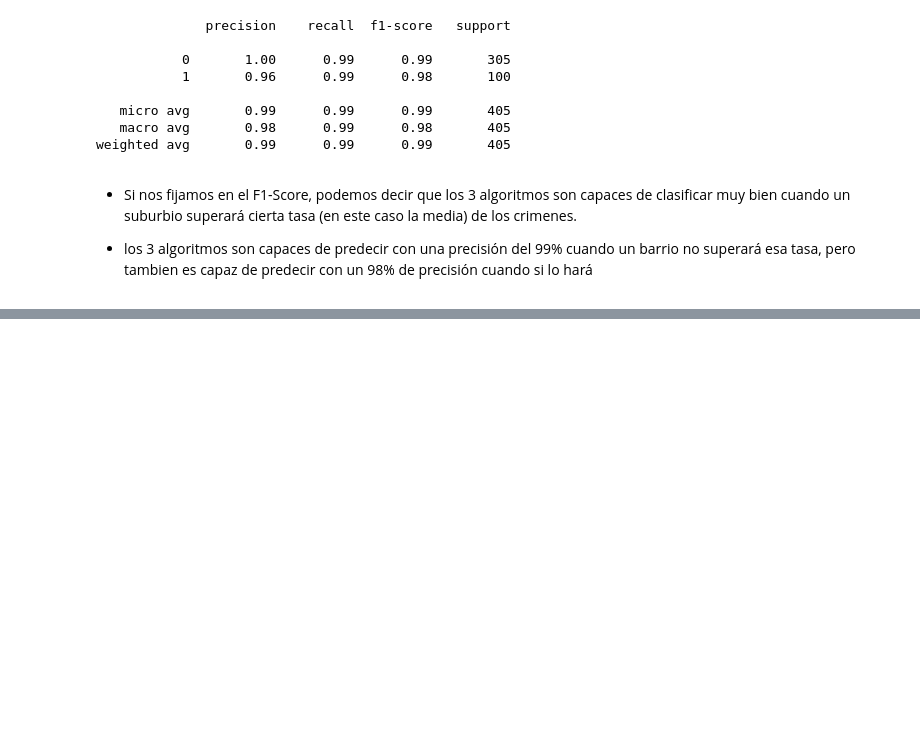
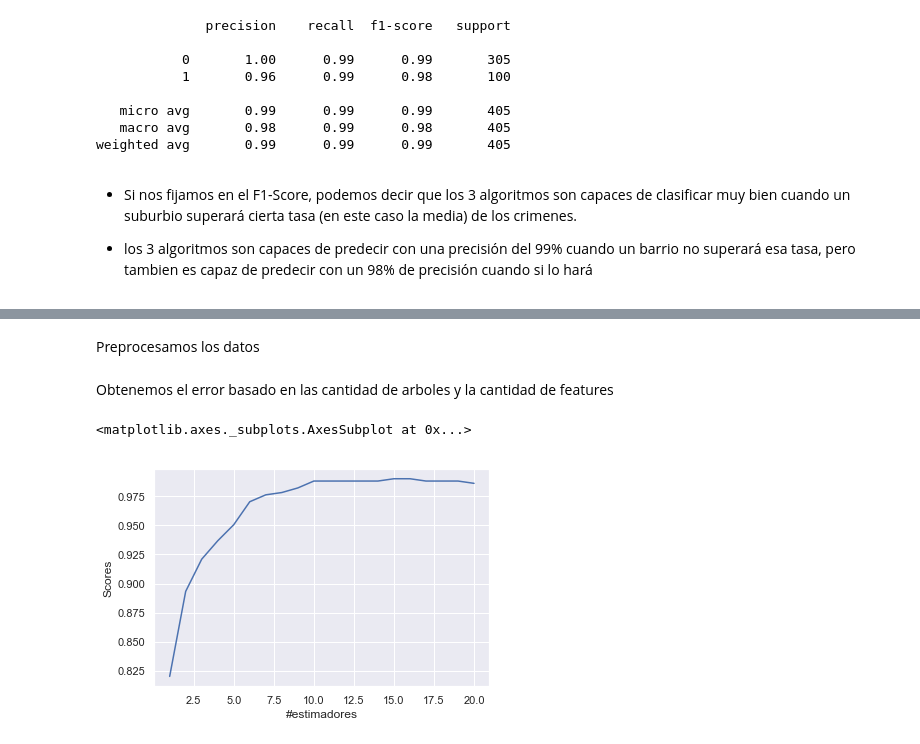
Before and after one commit to arracinim/Trabajo-2-TAE, a Jupyter notebook: Trabajo #2 - TAE.ipynb, the cells around one changed output, grey strips where cells are left out. Drawn from its saved outputs; the diff is of its cells as text; code cells hidden in the pictures; blank space fills up the shorter version.

```diff
--- a/Trabajo #2 - TAE.ipynb
+++ b/Trabajo #2 - TAE.ipynb
@@ -520,0 +533,4 @@ weighted avg       0.99      0.99      0.99       405
+# %%
+df = pd.read_csv("datasets\Boston.csv")
+df = df.iloc[:,1:]
+df.head(5)
@@ -520,0 +544,32 @@ weighted avg       0.99      0.99      0.99       405
+# %% [markdown]
+Preprocesamos los datos
+# %%
+mean_crime = df["crim"].mean()
+df['crim_rate'] = df['crim'].apply(lambda x: 1 if x > mean_crime else 0)
+#eliminando la variable crim, y graficando
+df = df.iloc[:,1:15]
+#Escalamos los datos
+X = df.iloc[:,1:len(df.columns)-1]
+scaler = MinMaxScaler()
+X = pd.DataFrame(scaler.fit_transform(X), columns = X.columns)
+X.head(4)
+Y = df.loc[:,"crim_rate"]
+# %% [markdown]
+Obtenemos el error basado en las cantidad de arboles y la cantidad de features
+# %%
+#En python mtry es max_features y ntree es n_estimators
+n_estimators = 20
+forest = RandomForestClassifier(warm_start=True, oob_score=True, max_features = 5)
+errors = []
+
+for i in range(1, n_estimators + 1):
+    forest.set_params(n_estimators=i)
+    forest.fit(X, Y)
+    errors.append((i, forest.oob_score_))
+# %%
+np.random.seed(20200324)
+df_errors = pd.DataFrame(errors, columns = ['#estimadores','Scores'])
+sb.lineplot(x = '#estimadores', y= 'Scores', data =df_errors)
+# %% [output]
+<matplotlib.axes._subplots.AxesSubplot at 0x...>
+[figure, added]
```
Also changed, not shown: parts of 26 cells of this notebook.
